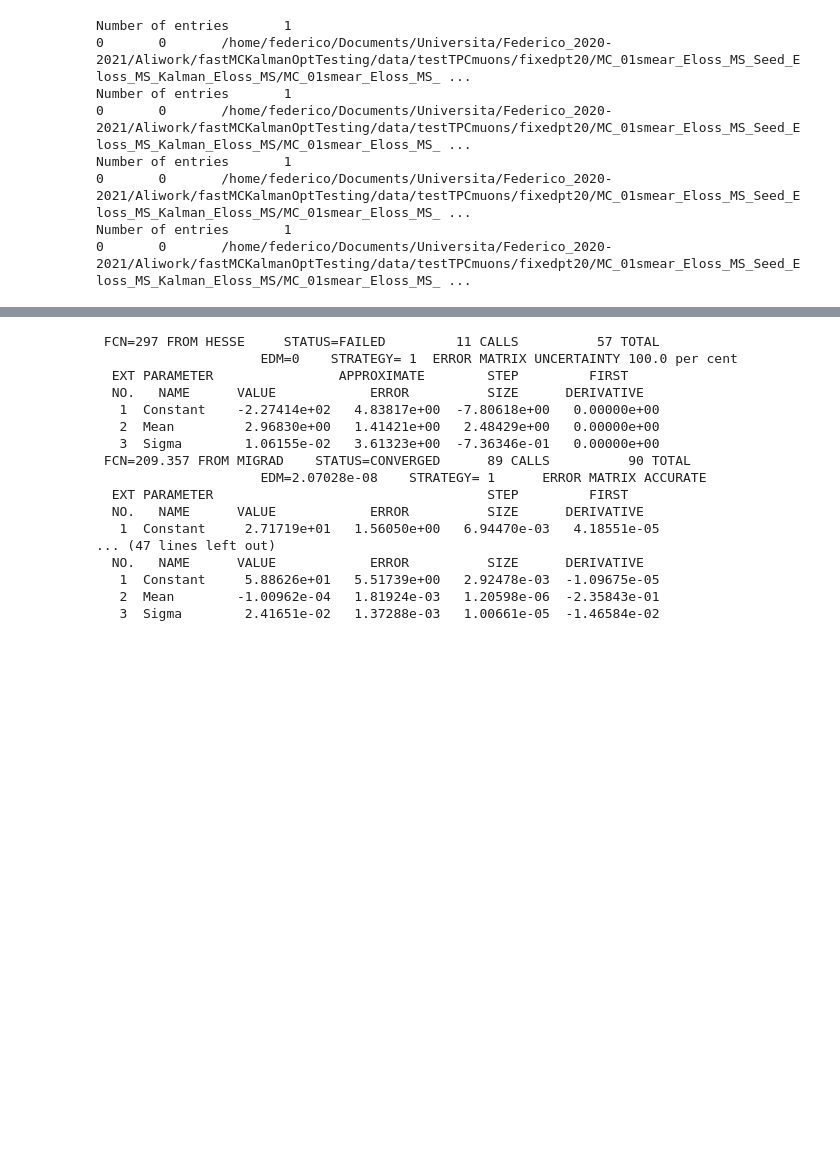
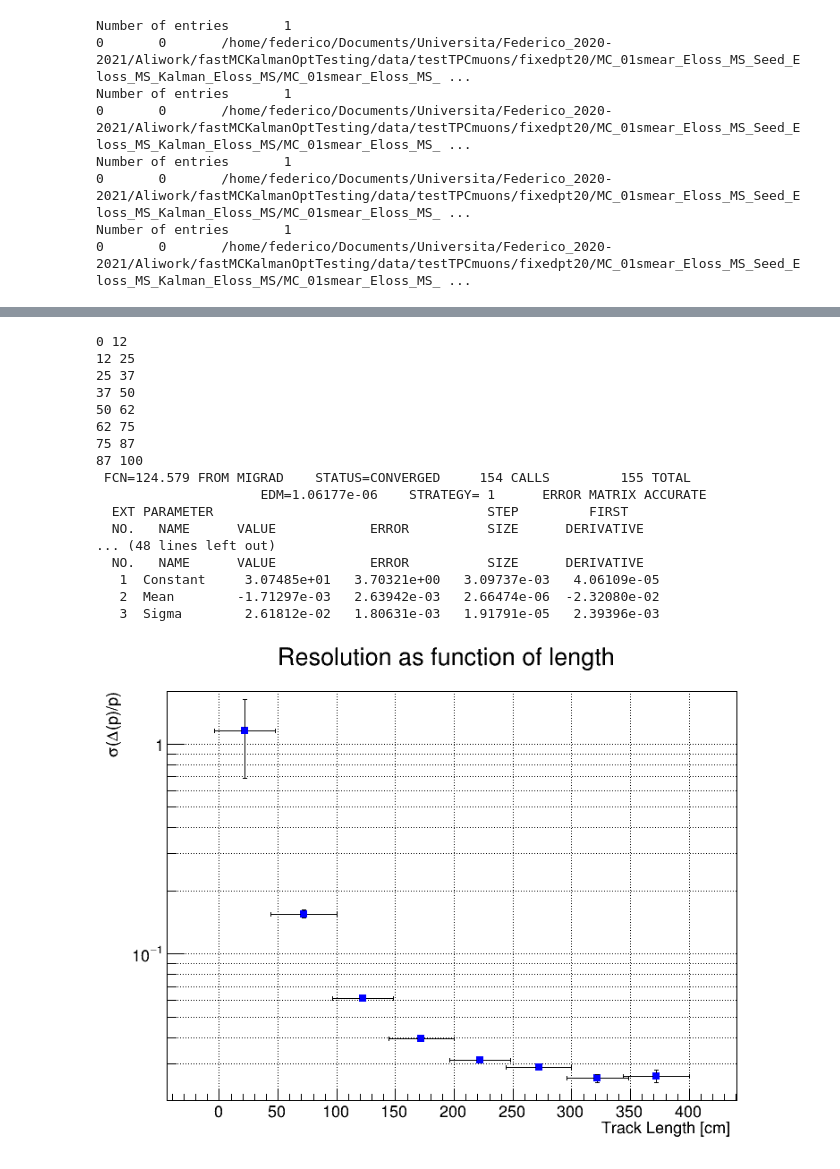
Before and after one commit to Trenchcoat95/fastMCKalmanOptTesting, a Jupyter notebook: fastMCKalman/MC/fastMCKalmanResidualsDistance.ipynb, the cells around one changed output, grey strips where cells are left out. Drawn from its saved outputs; the diff is of its cells as text; code cells hidden in the pictures; blank space fills up the shorter version.

```diff
--- a/fastMCKalman/MC/fastMCKalmanResidualsDistance.ipynb
+++ b/fastMCKalman/MC/fastMCKalmanResidualsDistance.ipynb
@@ -64,48 +66,54 @@ Warning in <TCanvas::Constructor>: Deleting canvas with same name: myCanvasNamep
 [figure]
 # %%
-x = []
-y = []
-ex = []
-ey = []
-npoints = 10
+x = array('d')
+y = array('d')
+ex = array('d')
+ey = array('d')
+npoints = 8
 
-for d in range(1,npoints):
-     low = int((d-1)*hdist.GetNbinsX()/npoints)
-     high = int((d)*hdist.GetNbinsX()/npoints)
+for d in range(0,npoints):
+     low = int((d)*hdist.GetNbinsX()/npoints)
+     high = int((d+1)*hdist.GetNbinsX()/npoints)
      lowloc = hdist.GetXaxis().GetBinLowEdge(low)
      highloc = hdist.GetXaxis().GetBinLowEdge(high+1)
+     print(low,high)
      histo = hdist.ProjectionY("histoproj_"+str(d),low,high)
      fun = ROOT.TF1("f_"+str(d),"gaus")
      histo.Fit("f_"+str(d))
      y.append(fun.GetParameter(2))
-     ey.append(fun.GetParameterError(2))
+     ey.append(fun.GetParError(2))
      x.append((lowloc+highloc)/2)
      ex.append(np.abs(lowloc-highloc)/2)
 
 graph = ROOT.TGraphErrors(len(x),x,y,ex,ey)
 
-hq = ROOT.TCanvas("hq","hq",800,800)
+
+hq = ROOT.TCanvas("hq","hq",800,600)
 hq.SetGrid()
-hq.SetLogScaleY()
-graph.SetTitle("#Delta;#chi^{2} Quantiles (df=5);M-distance Quantiles")
+hq.SetLogy()
+graph.SetTitle("Resolution as function of length;Track Length [cm];#sigma(#Delta(p)/p)")
 graph.SetMarkerColor(4)
 graph.SetMarkerSize(1)
 graph.SetMarkerStyle(21)
+graph.GetHistogram().SetMinimum(0.02)  #   Y
+graph.Draw("AP")
+hq.Draw()
 # %% [output]
- FCN=297 FROM HESSE     STATUS=FAILED         11 CALLS          57 TOTAL
-                     EDM=0    STRATEGY= 1  ERROR MATRIX UNCERTAINTY 100.0 per cent
-  EXT PARAMETER                APPROXIMATE        STEP         FIRST
-  NO.   NAME      VALUE            ERROR          SIZE      DERIVATIVE
-   1  Constant    -2.27414e+02   4.83817e+00  -7.80618e+00   0.00000e+00
-   2  Mean         2.96830e+00   1.41421e+00   2.48429e+00   0.00000e+00
-   3  Sigma        1.06155e-02   3.61323e+00  -7.36346e-01   0.00000e+00
- FCN=209.357 FROM MIGRAD    STATUS=CONVERGED      89 CALLS          90 TOTAL
-                     EDM=2.07028e-08    STRATEGY= 1      ERROR MATRIX ACCURATE
+0 12
+12 25
+25 37
+37 50
+50 62
+62 75
+75 87
+87 100
+ FCN=124.579 FROM MIGRAD    STATUS=CONVERGED     154 CALLS         155 TOTAL
+                     EDM=1.06177e-06    STRATEGY= 1      ERROR MATRIX ACCURATE
   EXT PARAMETER                                   STEP         FIRST
   NO.   NAME      VALUE            ERROR          SIZE      DERIVATIVE
-   1  Constant     2.71719e+01   1.56050e+00   6.94470e-03   4.18551e-05
-... (47 lines left out)
+... (48 lines left out)
   NO.   NAME      VALUE            ERROR          SIZE      DERIVATIVE
-   1  Constant     5.88626e+01   5.51739e+00   2.92478e-03  -1.09675e-05
-   2  Mean        -1.00962e-04   1.81924e-03   1.20598e-06  -2.35843e-01
-   3  Sigma        2.41651e-02   1.37288e-03   1.00661e-05  -1.46584e-02
+   1  Constant     3.07485e+01   3.70321e+00   3.09737e-03   4.06109e-05
+   2  Mean        -1.71297e-03   2.63942e-03   2.66474e-06  -2.32080e-02
+   3  Sigma        2.61812e-02   1.80631e-03   1.91791e-05   2.39396e-03
+[figure, added]
```
Also changed, not shown: parts of 2 cells of this notebook, 4 other files.
